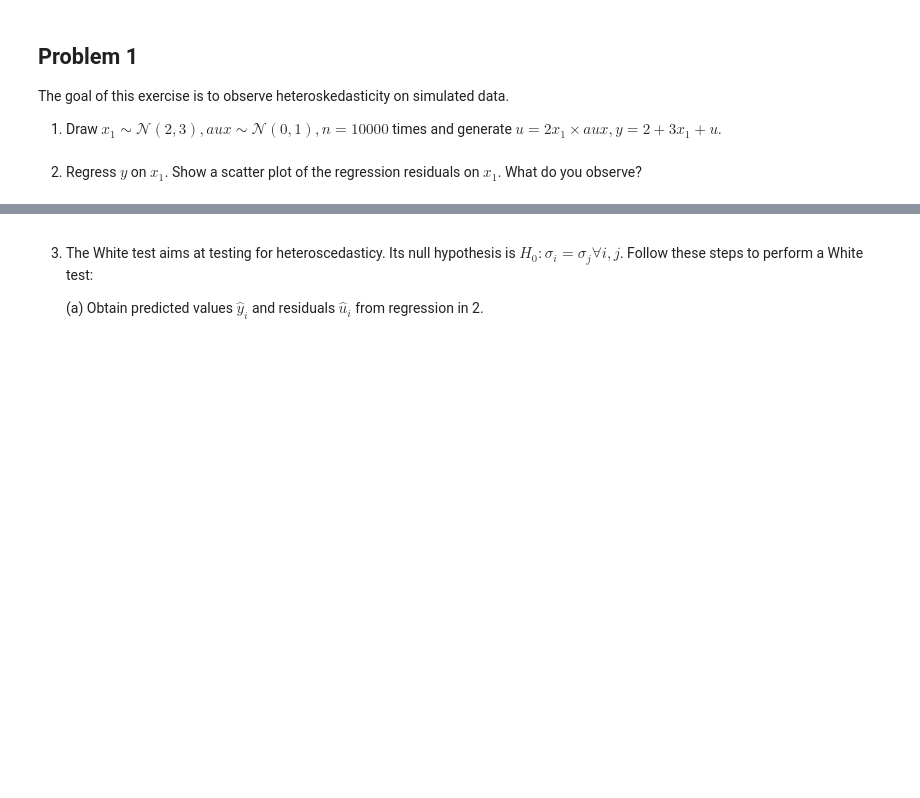
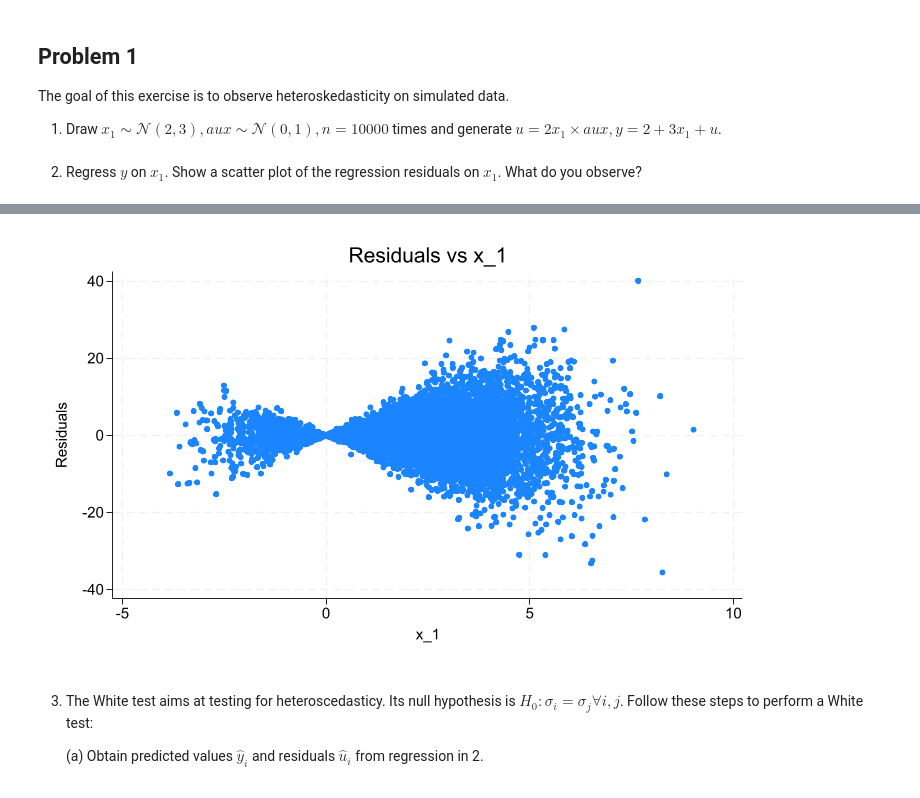
Before and after one commit to liminglin98/ScPo_M1_Econometrics2, a Jupyter notebook: HW6/PS6_P1_Stata_LLM.ipynb, the cells around one changed output, grey strips where cells are left out. Saved outputs shown, nothing was run; the diff lists cells and outputs as text; code cells hidden in the pictures; blank space fills up the shorter version.

```diff
--- a/HW6/PS6_P1_Stata_LLM.ipynb
+++ b/HW6/PS6_P1_Stata_LLM.ipynb
@@ -64,4 +57,9 @@ scatter res_1 x_1, title("Residuals vs x_1") ytitle("Residuals") xtitle("x_1") l
 [drawing not drawn]
+# %%
+from IPython.display import Image
+Image("Residuals vs x_1.png")
+# %% [output]
+[figure, added]
 # %% [markdown]
 3. The White test aims at testing for heteroscedasticy. Its null hypothesis is $H_0:\sigma_i=\sigma_j \forall i, j$. Follow these steps to perform a White test:
 
```
Also changed, not shown: parts of 7 cells of this notebook, 1 other file.
